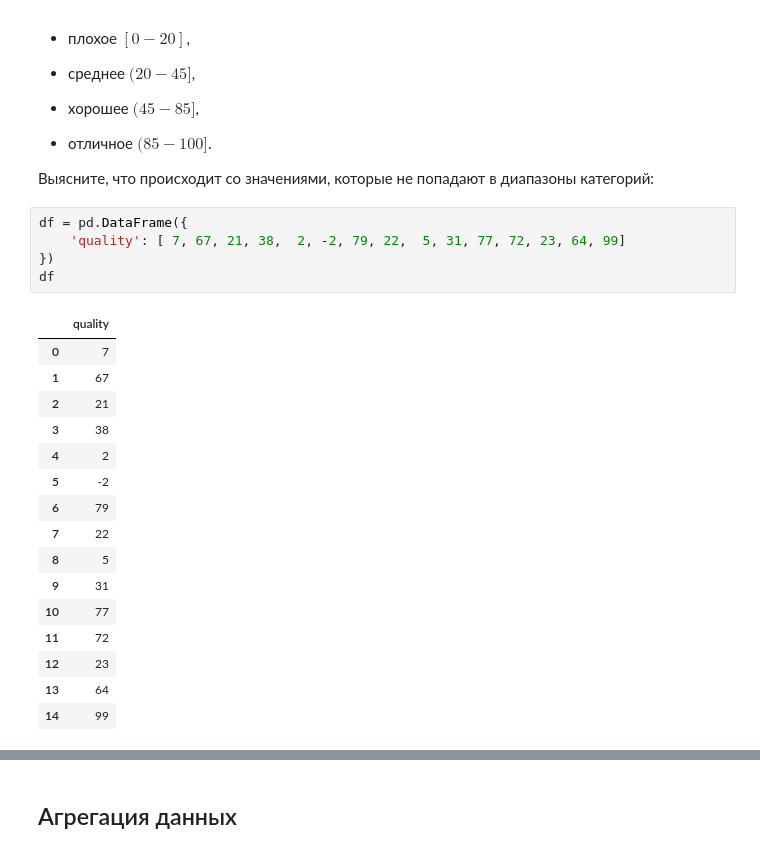
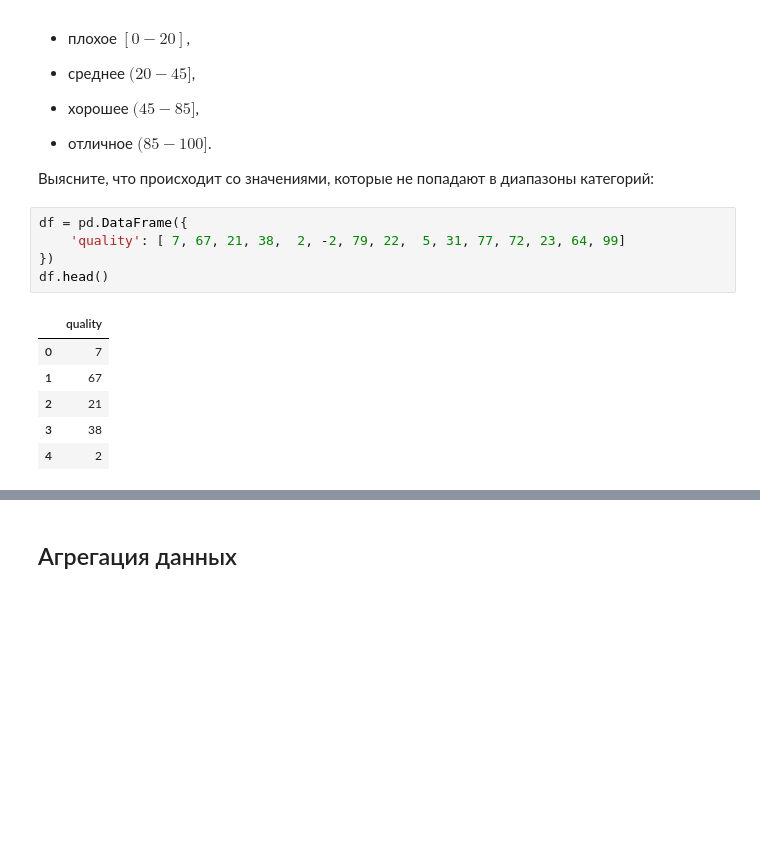
Before and after one commit to Avram-Machine/ML, a Jupyter notebook: notebooks/07_Pandas.ipynb, the cells around one changed output, grey strips where cells are left out. Cells and saved outputs as stored; diff of their text form; blank space fills up the shorter version.

```diff
--- a/notebooks/07_Pandas.ipynb
+++ b/notebooks/07_Pandas.ipynb
@@ -705,25 +668,15 @@ Categories (3, interval[float64, right]): [(-10.069, 13.0] < (13.0, 36.0] < (36.
 # %%
 df = pd.DataFrame({
     'quality': [ 7, 67, 21, 38,  2, -2, 79, 22,  5, 31, 77, 72, 23, 64, 99]
 })
-df
+df.head()
 # %% [output]
 |  | quality |
 | 0 | 7 |
 | 1 | 67 |
 | 2 | 21 |
 | 3 | 38 |
 | 4 | 2 |
-| 5 | -2 |
-| 6 | 79 |
-| 7 | 22 |
-| 8 | 5 |
-| 9 | 31 |
-| 10 | 77 |
-| 11 | 72 |
-| 12 | 23 |
-| 13 | 64 |
-| 14 | 99 |
 # %%
 # TODO - разделите данные на категории
 # TODO - определите, какие записи не имеют категорий и почему
```
Also changed, not shown: parts of 31 cells of this notebook.
